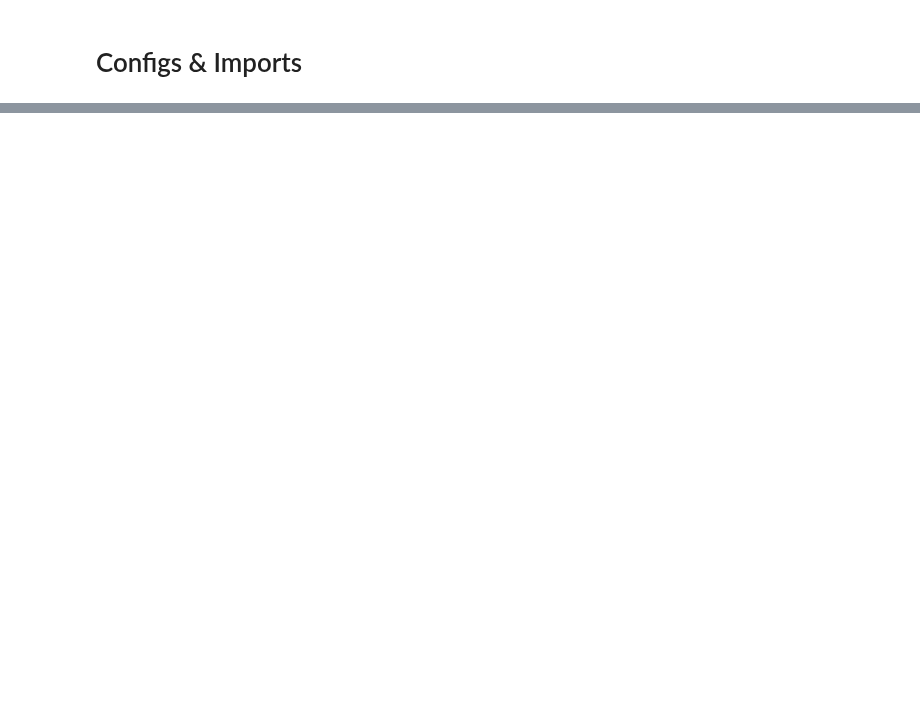
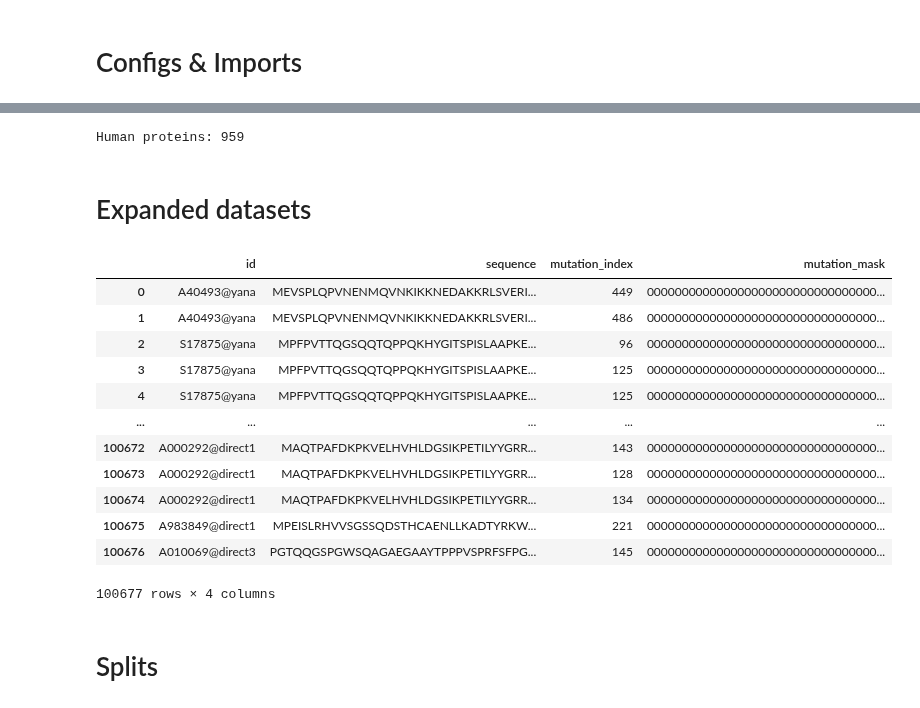
Before and after one commit to J-SNACKKB/FLIP, a Jupyter notebook: collect_splits/6_sav.ipynb, the cells around one changed output, grey strips where cells are left out. Cells and saved outputs as stored; diff of their text form; code cells hidden in the pictures; blank space fills up the shorter version.

```diff
--- a/collect_splits/6_sav.ipynb
+++ b/collect_splits/6_sav.ipynb
@@ -141,0 +291,20 @@ display("Number of effect SAVs: " + str(sum([len(protein_effect_savs) for protei
+# %%
+# Let's count the number of residues with more than one variation
+residues_with_more_than_one_variation = {}
+
+for i in range(len(data)):
+    if i in data.loc[data["neutral"].notnull()].index:
+        for j in range(len(data.iloc[i]["neutral"])):
+            position = int(data.iloc[i]["neutral"][j][1:-1])
+            if (i, position) in residues_with_more_than_one_variation:
+                residues_with_more_than_one_variation[(i, position)] += 1
+            else:
+                residues_with_more_than_one_variation[(i, position)] = 1
+
+    if i in data.loc[data["effect"].notnull()].index:
+        for j in range(len(data.iloc[i]["effect"])):
+            position = int(data.iloc[i]["effect"][j][1:-1])
+            if (i, position) in residues_with_more_than_one_variation:
+                residues_with_more_than_one_variation[(i, position)] += 1
+            else:
+                residues_with_more_than_one_variation[(i, position)] = 1
@@ -141,0 +331,13 @@ display("Number of effect SAVs: " + str(sum([len(protein_effect_savs) for protei
+# %%
+# Count human proteins
+human_ids = []
+
+for i in range(len(data)):
+    if "HUMAN" in data.iloc[i]["id"]:
+        human_ids.append(data.iloc[i]["id"])
+
+print("Human proteins: " + str(len(human_ids)))
+# %% [output]
+Human proteins: 959
+# %% [markdown]
+# Expanded datasets
@@ -141,0 +390,19 @@ display("Number of effect SAVs: " + str(sum([len(protein_effect_savs) for protei
+# %%
+# Let's look at the data
+savs
+# %% [output]
+|  | id | sequence | mutation_index | mutation_mask |
+| 0 | A40493@yana | MEVSPLQPVNENMQVNKIKKNEDAKKRLSVERI... | 449 | 000000000000000000000000000000000... |
+| 1 | A40493@yana | MEVSPLQPVNENMQVNKIKKNEDAKKRLSVERI... | 486 | 000000000000000000000000000000000... |
+| 2 | S17875@yana | MPFPVTTQGSQQTQPPQKHYGITSPISLAAPKE... | 96 | 000000000000000000000000000000000... |
+| 3 | S17875@yana | MPFPVTTQGSQQTQPPQKHYGITSPISLAAPKE... | 125 | 000000000000000000000000000000000... |
+| 4 | S17875@yana | MPFPVTTQGSQQTQPPQKHYGITSPISLAAPKE... | 125 | 000000000000000000000000000000000... |
+| ... | ... | ... | ... | ... |
+| 100672 | A000292@direct1 | MAQTPAFDKPKVELHVHLDGSIKPETILYYGRR... | 143 | 000000000000000000000000000000000... |
+| 100673 | A000292@direct1 | MAQTPAFDKPKVELHVHLDGSIKPETILYYGRR... | 128 | 000000000000000000000000000000000... |
+| 100674 | A000292@direct1 | MAQTPAFDKPKVELHVHLDGSIKPETILYYGRR... | 134 | 000000000000000000000000000000000... |
+| 100675 | A983849@direct1 | MPEISLRHVVSGSSQDSTHCAENLLKADTYRKW... | 221 | 000000000000000000000000000000000... |
+| 100676 | A010069@direct3 | PGTQQGSPGWSQAGAEGAAYTPPPVSPRFSFPG... | 145 | 000000000000000000000000000000000... |
+100677 rows × 4 columns
+# %% [markdown]
+# Splits
```
Also changed, not shown: parts of 22 cells of this notebook.
